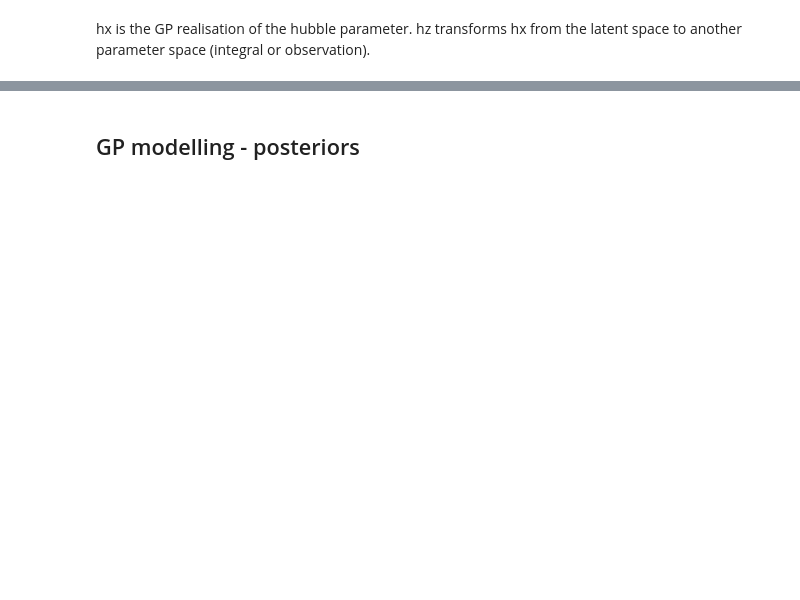
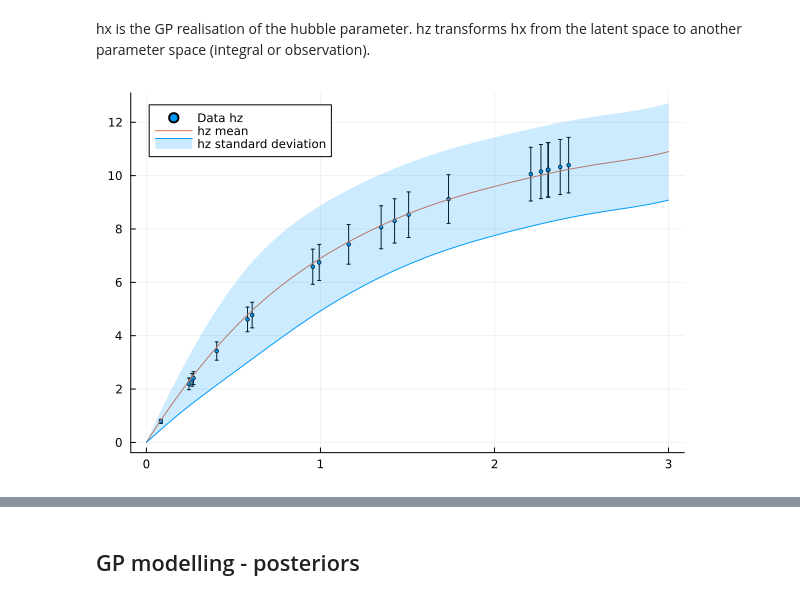
Before and after one commit to JaimeRZP/wb_gp, a Jupyter notebook: Tanvi/alpha_param.ipynb, the cells around one changed output, grey strips where cells are left out. Cells and saved outputs as stored; diff of their text form; code cells hidden in the pictures; blank space fills up the shorter version.

```diff
--- a/Tanvi/alpha_param.ipynb
+++ b/Tanvi/alpha_param.ipynb
@@ -335,7 +285,8 @@ plot!(fakedatafs8.z, vec(fs8_lcdm_m .- fs8_lcdm_s),  fillrange = vec(fs8_lcdm_m
 ## GP modelling - priors
 # %%
 zlat = range(0, 3.0, length=30); # latent variable space
-z_integ = cosmo1.settings.zs; # integral variable space
+z_integ2 = cosmo1.settings.zs; # integral variable space
+z_integ = max.(z_integ2, 1e-12);
 # %%
 function model_latent_GP(eta, l, v; omega_m=cosmo1.cpar.Ωm, sigma_8=cosmo1.cpar.σ8, h_0 = cosmo1.cpar.h,
                          x=zlat, z=z_obs, data_cov=covariance_obs)
@@ -396,8 +350,10 @@ dm_itp2 = LinearInterpolation(z_integ, vec(chi_m2), extrapolation_bc=Line());
 fs8_itp2 = LinearInterpolation(z_integ, vec(fs8_m2), extrapolation_bc=Line());
 # %%
 # integral space hz plot
-plot(fakedatahz.z, fakedatahz.data, yerr=hz_err, label="Data hz", ms=2, seriestype=:scatter)
+plot(fakedataaiso.z, fakedataaiso.data, yerr=aiso_err, label="Data hz", ms=2, seriestype=:scatter)
 plot!(z_integ, vec(hz_m2), label="hz mean")
 plot!(z_integ, vec(hz_m2 .- hz_s2),  fillrange = vec(hz_m2 .+ hz_s2), fillalpha=0.2, c=1, label="hz standard deviation")
+# %% [output]
+[figure, added]
 # %%
 # plotting chi data
```
Also changed, not shown: parts of 27 cells of this notebook.
